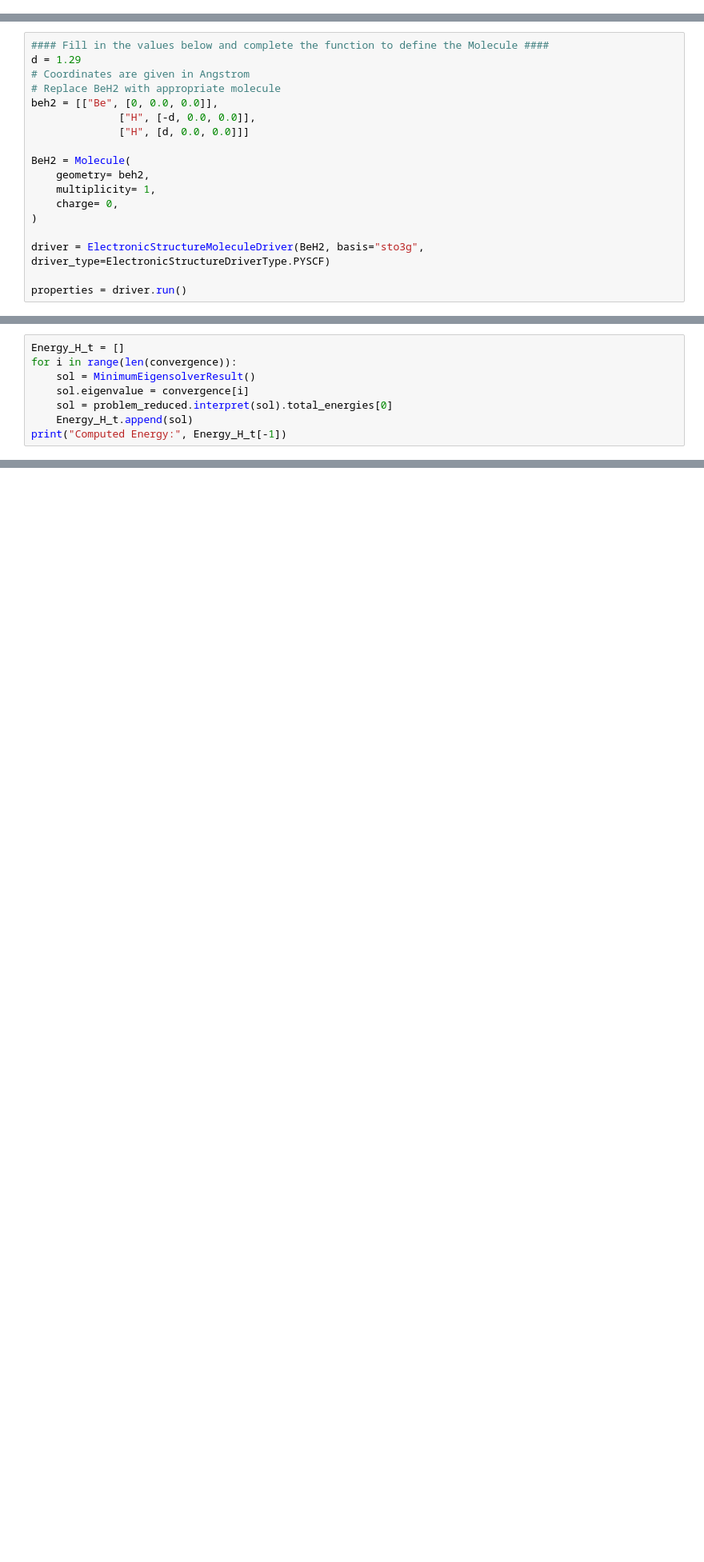
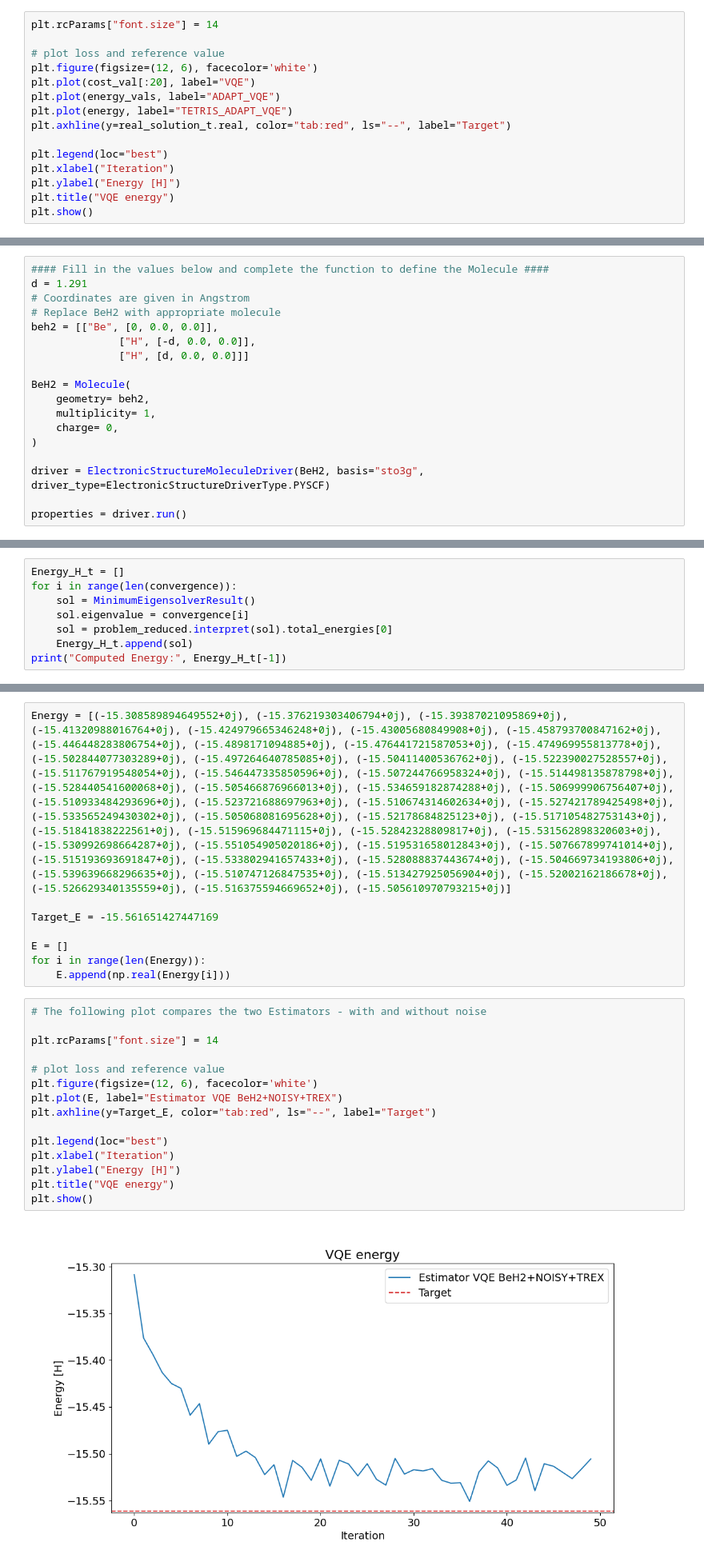
Before and after one commit to jsaroni/QHack2023_Feynmanprodigies, a Jupyter notebook: final_submission.ipynb, the cells around one changed output, grey strips where cells are left out. Shown at 80% size. Saved outputs shown, nothing was run; the diff lists cells and outputs as text; blank space fills up the shorter version.

```diff
--- a/final_submission.ipynb
+++ b/final_submission.ipynb
@@ -69,0 +465,15 @@ settings.dict_aux_operators = True
+# %%
+plt.rcParams["font.size"] = 14
+
+# plot loss and reference value
+plt.figure(figsize=(12, 6), facecolor='white')
+plt.plot(cost_val[:20], label="VQE")
+plt.plot(energy_vals, label="ADAPT_VQE")
+plt.plot(energy, label="TETRIS_ADAPT_VQE")
+plt.axhline(y=real_solution_t.real, color="tab:red", ls="--", label="Target")
+
+plt.legend(loc="best")
+plt.xlabel("Iteration")
+plt.ylabel("Energy [H]")
+plt.title("VQE energy")
+plt.show()
@@ -71,7 +515,7 @@ settings.dict_aux_operators = True
 We use the linear geometry of the molecule and set a distance d as rougly the equilibrium distance of the two hydrogen atoms from beryllium which is 1.29 Angstroms.
 # %%
 #### Fill in the values below and complete the function to define the Molecule ####
-d = 1.29
+d = 1.291
 # Coordinates are given in Angstrom
 # Replace BeH2 with appropriate molecule
 beh2 = [["Be", [0, 0.0, 0.0]],
@@ -276,0 +712,25 @@ The last method is based on entanglement forging from circuit knitting.
+# %%
+Energy = [(-15.308589894649552+0j), (-15.376219303406794+0j), (-15.39387021095869+0j), (-15.41320988016764+0j), (-15.424979665346248+0j), (-15.43005680849908+0j), (-15.458793700847162+0j), (-15.446448283806754+0j), (-15.4898171094885+0j), (-15.476441721587053+0j), (-15.474969955813778+0j), (-15.502844077303289+0j), (-15.497264640785085+0j), (-15.50411400536762+0j), (-15.522390027528557+0j), (-15.511767919548054+0j), (-15.546447335850596+0j), (-15.507244766958324+0j), (-15.514498135878798+0j), (-15.528440541600068+0j), (-15.505466876966013+0j), (-15.534659182874288+0j), (-15.506999906756407+0j), (-15.510933484293696+0j), (-15.523721688697963+0j), (-15.510674314602634+0j), (-15.527421789425498+0j), (-15.533565249430302+0j), (-15.505068081695628+0j), (-15.52178684825123+0j), (-15.517105482753143+0j), (-15.51841838222561+0j), (-15.515969684471115+0j), (-15.52842328809817+0j), (-15.531562898320603+0j), (-15.530992698664287+0j), (-15.551054905020186+0j), (-15.519531658012843+0j), (-15.507667899741014+0j), (-15.515193693691847+0j), (-15.533802941657433+0j), (-15.528088837443674+0j), (-15.504669734193806+0j), (-15.539639668296635+0j), (-15.510747126847535+0j), (-15.513427925056904+0j), (-15.52002162186678+0j), (-15.526629340135559+0j), (-15.516375594669652+0j), (-15.505610970793215+0j)]
+
+Target_E = -15.561651427447169
+
+E = []
+for i in range(len(Energy)):
+    E.append(np.real(Energy[i]))
+# %%
+# The following plot compares the two Estimators - with and without noise
+
+plt.rcParams["font.size"] = 14
+
+# plot loss and reference value
+plt.figure(figsize=(12, 6), facecolor='white')
+plt.plot(E, label="Estimator VQE BeH2+NOISY+TREX")
+plt.axhline(y=Target_E, color="tab:red", ls="--", label="Target")
+
+plt.legend(loc="best")
+plt.xlabel("Iteration")
+plt.ylabel("Energy [H]")
+plt.title("VQE energy")
+plt.show()
+# %% [output]
+[figure, added]
```
Also changed, not shown: parts of 38 cells of this notebook.
